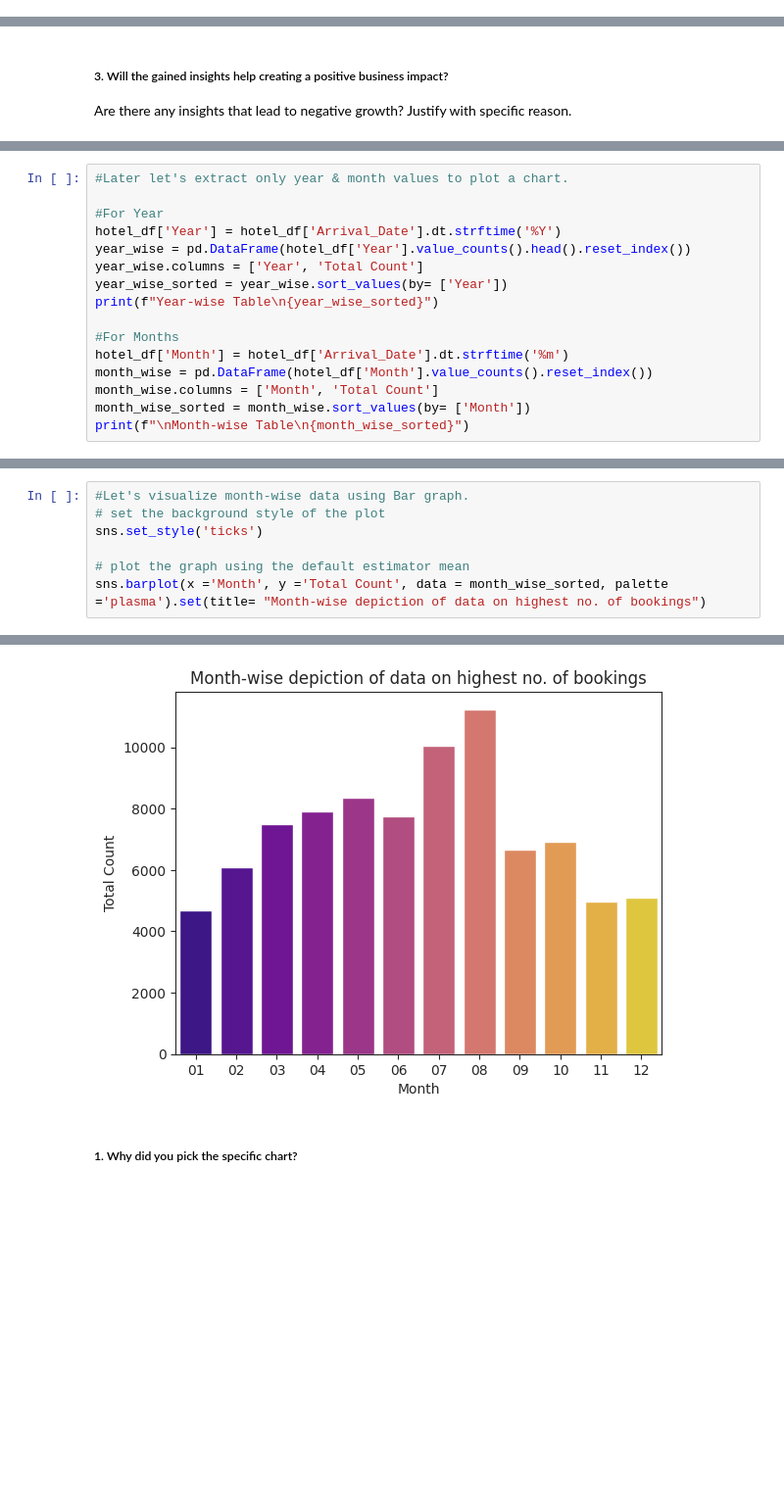
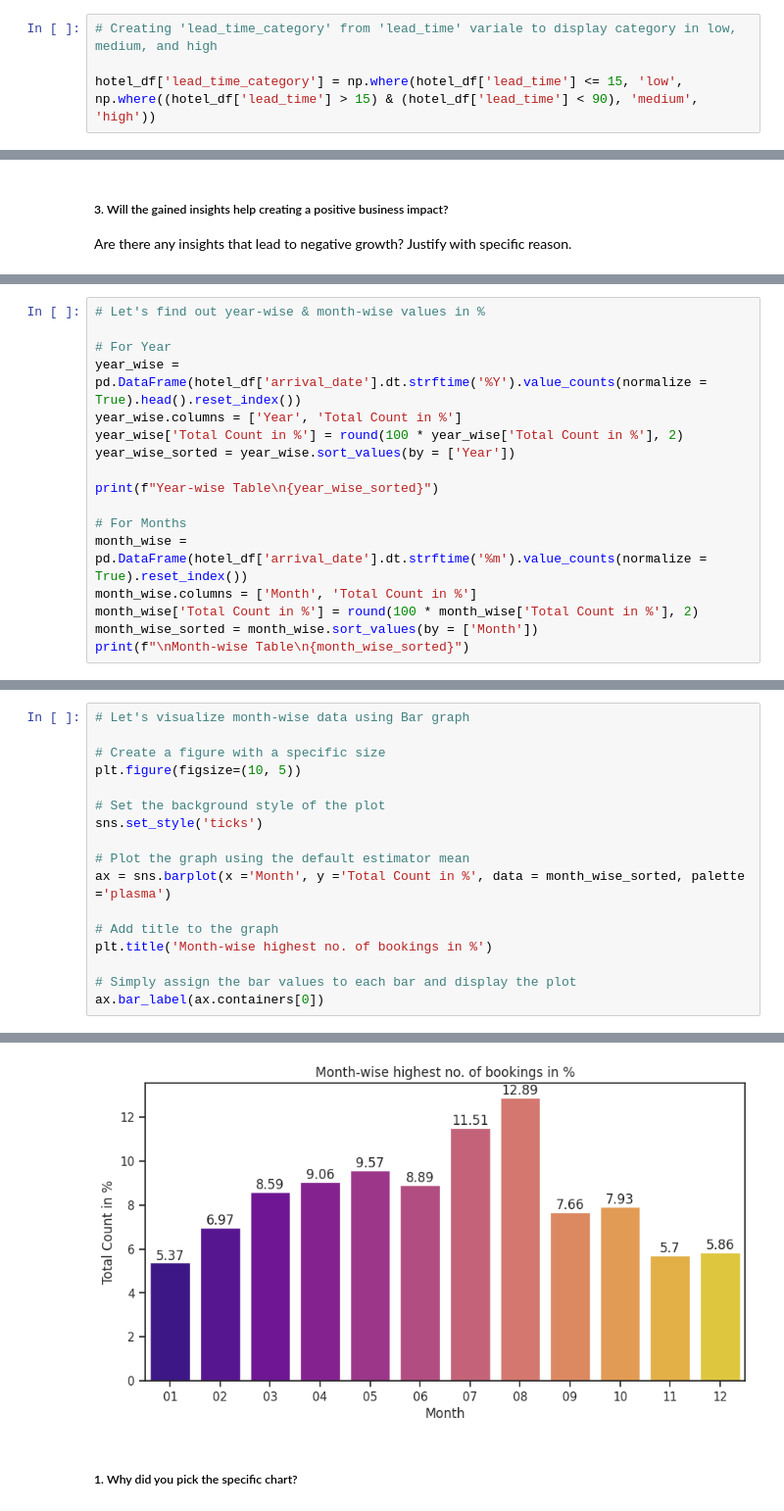
Before and after one commit to gautamdhanrajnemmaniwar/Hotel_Booking_Analysis_EDA, a Jupyter notebook: Hotel_Booking_Analysis_(EDA).ipynb, the cells around one changed output, grey strips where cells are left out. Shown at 98% size. Drawn from its saved outputs; the diff is of its cells as text; blank space fills up the shorter version.

```diff
--- a/Hotel_Booking_Analysis_(EDA).ipynb
+++ b/Hotel_Booking_Analysis_(EDA).ipynb
@@ -513 +577,5 @@ hotel_df['total_members'] = hotel_df.kids + hotel_df.adults
+# %%
+# Creating 'lead_time_category' from 'lead_time' variale to display category in low, medium, and high
+
+hotel_df['lead_time_category'] = np.where(hotel_df['lead_time'] <= 15, 'low', np.where((hotel_df['lead_time'] > 15) & (hotel_df['lead_time'] < 90), 'medium', 'high'))
 # %%
@@ -823,18 +982,19 @@ hotel_df['Arrival_Date'] = pd.to_datetime(hotel_df['Arrival_Date'], errors='coer
 # %%
-#Later let's extract only year & month values to plot a chart.
+# Let's find out year-wise & month-wise values in %
 
-#For Year
-hotel_df['Year'] = hotel_df['Arrival_Date'].dt.strftime('%Y')
-year_wise = pd.DataFrame(hotel_df['Year'].value_counts().head().reset_index())
-year_wise.columns = ['Year', 'Total Count']
-year_wise_sorted = year_wise.sort_values(by= ['Year'])
+# For Year
+year_wise = pd.DataFrame(hotel_df['arrival_date'].dt.strftime('%Y').value_counts(normalize = True).head().reset_index())
+year_wise.columns = ['Year', 'Total Count in %']
+year_wise['Total Count in %'] = round(100 * year_wise['Total Count in %'], 2)
+year_wise_sorted = year_wise.sort_values(by = ['Year'])
+
 print(f"Year-wise Table\n{year_wise_sorted}")
 
-#For Months
-hotel_df['Month'] = hotel_df['Arrival_Date'].dt.strftime('%m')
-month_wise = pd.DataFrame(hotel_df['Month'].value_counts().reset_index())
-month_wise.columns = ['Month', 'Total Count']
-month_wise_sorted = month_wise.sort_values(by= ['Month'])
+# For Months
+month_wise = pd.DataFrame(hotel_df['arrival_date'].dt.strftime('%m').value_counts(normalize = True).reset_index())
+month_wise.columns = ['Month', 'Total Count in %']
+month_wise['Total Count in %'] = round(100 * month_wise['Total Count in %'], 2)
+month_wise_sorted = month_wise.sort_values(by = ['Month'])
 print(f"\nMonth-wise Table\n{month_wise_sorted}")
 # %% [output]
 Year-wise Table
@@ -870,8 +1037,18 @@ sns.barplot(x ='Year', y ='Total Count', data = year_wise_sorted, palette ='plas
 # %%
-#Let's visualize month-wise data using Bar graph.
-# set the background style of the plot
+# Let's visualize month-wise data using Bar graph
+
+# Create a figure with a specific size
+plt.figure(figsize=(10, 5))
+
+# Set the background style of the plot
 sns.set_style('ticks')
 
-# plot the graph using the default estimator mean
-sns.barplot(x ='Month', y ='Total Count', data = month_wise_sorted, palette ='plasma').set(title= "Month-wise depiction of data on highest no. of bookings")
+# Plot the graph using the default estimator mean
+ax = sns.barplot(x ='Month', y ='Total Count in %', data = month_wise_sorted, palette ='plasma')
+
+# Add title to the graph
+plt.title('Month-wise highest no. of bookings in %')
+
+# Simply assign the bar values to each bar and display the plot
+ax.bar_label(ax.containers[0])
 # %% [output]
@@ -879,4 +1067,4 @@ sns.barplot(x ='Month', y ='Total Count', data = month_wise_sorted, palette ='pl
-[figure, old version]
+[figure, new version]
 # %% [markdown]
 ##### 1. Why did you pick the specific chart?
 # %% [markdown]
```
Also changed, not shown: parts of 97 cells of this notebook.
